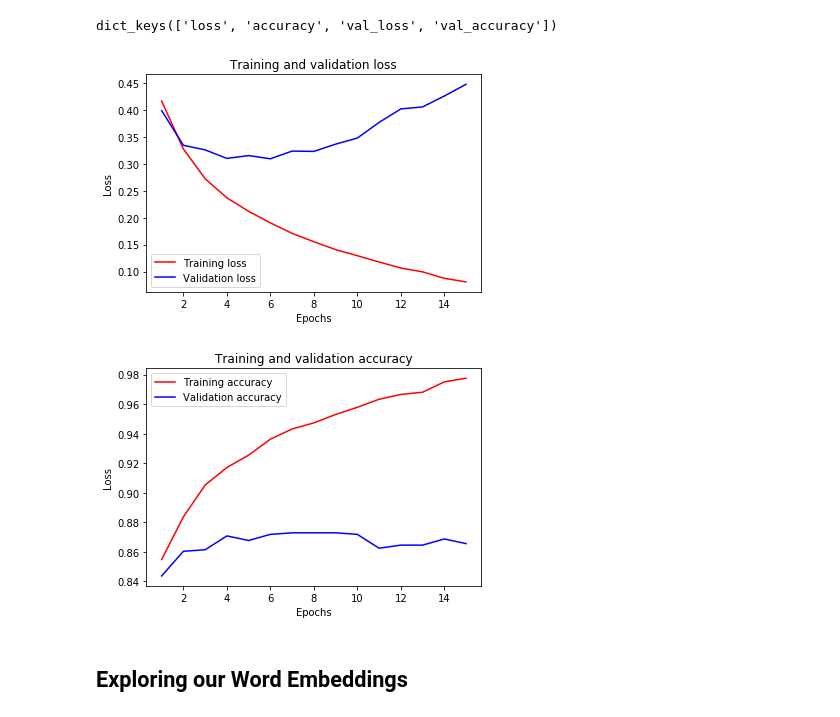
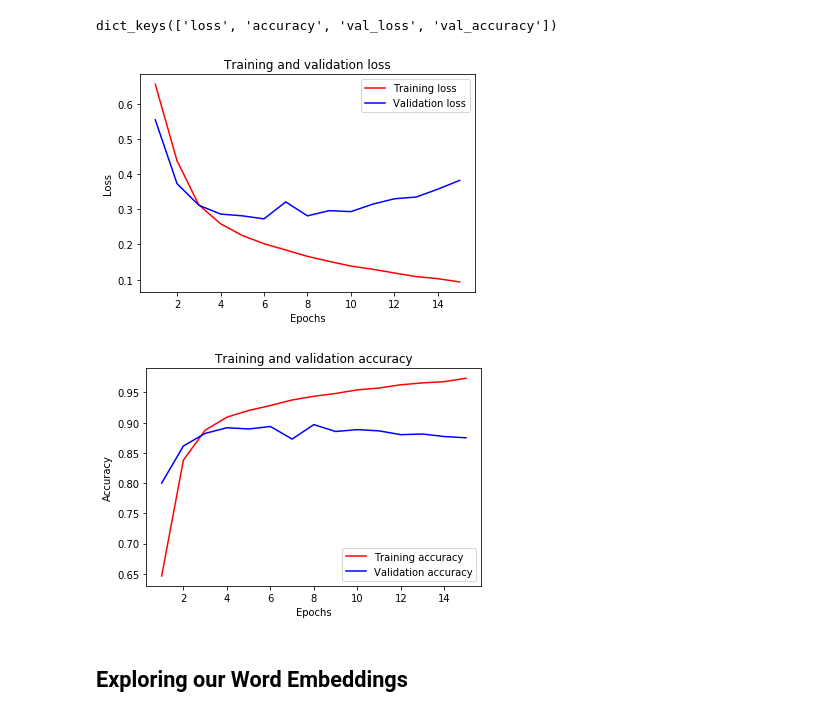
Before and after one commit to ccarpenterg/introNLP, a Jupyter notebook: 02a_NLP_and_neural_networks.ipynb, the cells around one changed output. Saved outputs shown, nothing was run; the diff lists cells and outputs as text; code cells hidden in the pictures.

Commit message:
using tensorflow-datasets 1.3.2; minor fix to plot

```diff
--- a/02a_NLP_and_neural_networks.ipynb
+++ b/02a_NLP_and_neural_networks.ipynb
@@ -19,7 +23,7 @@ TensorFlow 2.x selected.
 # %% [markdown]
 ## Sentiment Analysis of IMDB Movie Reviews
 # %%
-train_validation_split = tfds.Split.TRAIN.subsplit([7, 3])
+train_validation_split = tfds.Split.TRAIN.subsplit([8, 2])
 
 (train_validation_data, test_data), info = tfds.load(
     'imdb_reviews/subwords8k',
@@ -189,33 +193,33 @@ dict_keys(['loss', 'accuracy', 'val_loss', 'val_accuracy'])
 # %%
 import matplotlib.pyplot as plt
 
 acc = training_dict['accuracy']
 val_acc = training_dict['val_accuracy']
 loss = training_dict['loss']
 val_loss = training_dict['val_loss']
 
 epochs = range(1, len(acc) + 1)
 
 plt.plot(epochs, loss, 'r', label='Training loss')
 plt.plot(epochs, val_loss, 'b', label='Validation loss')
 plt.title('Training and validation loss')
 plt.xlabel('Epochs')
 plt.ylabel('Loss')
 plt.legend()
 
 plt.figure()
 
 plt.plot(epochs, acc, 'r', label='Training accuracy')
 plt.plot(epochs, val_acc, 'b', label='Validation accuracy')
 plt.title('Training and validation accuracy')
 plt.xlabel('Epochs')
-plt.ylabel('Loss')
+plt.ylabel('Accuracy')
 plt.legend()
 
 plt.show()
 # %% [output]
-[figure, old version]
+[figure, new version]
-[figure, old version]
+[figure, new version]
 # %% [markdown]
 ## Exploring our Word Embeddings
 # %%
```
Also changed, not shown: parts of 5 cells of this notebook.
